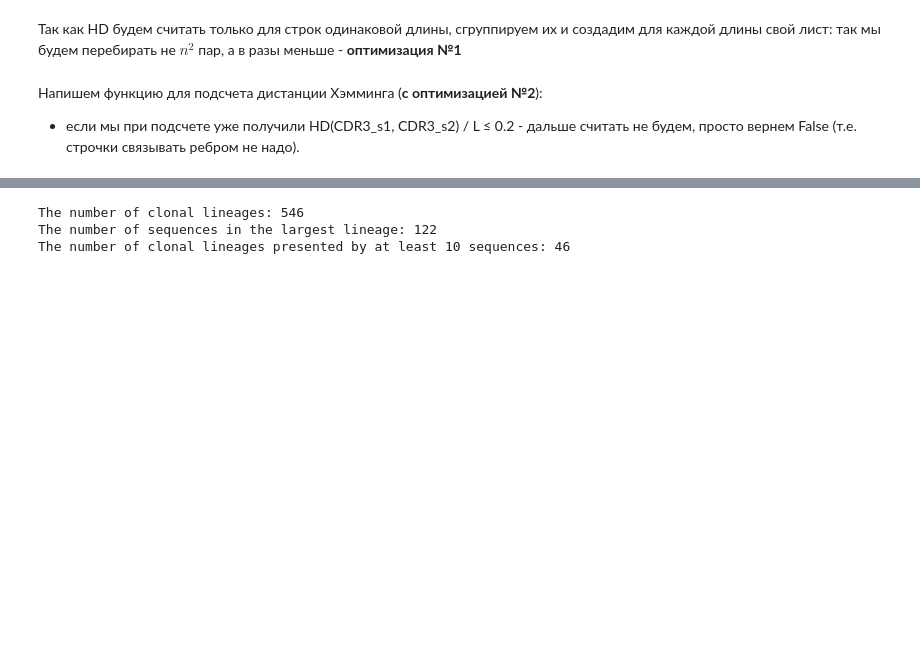
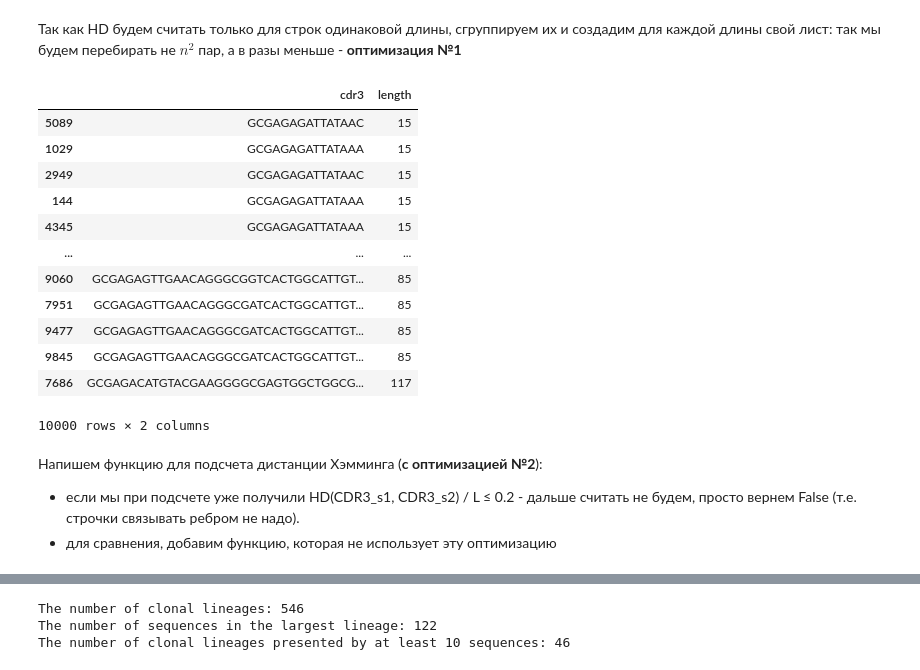
Before and after one commit to TohaRhymes/immunogenomics_ib_autumn2020, a Jupyter notebook: HW2/hw_2_code_and_report.ipynb, the cells around one changed output, grey strips where cells are left out. Cells and saved outputs as stored; diff of their text form; code cells hidden in the pictures; blank space fills up the shorter version.

```diff
--- a/HW2/hw_2_code_and_report.ipynb
+++ b/HW2/hw_2_code_and_report.ipynb
@@ -32,7 +33,7 @@ It is in the `PRJNA324093_Dnr4_10k.fasta` file.
 # %% [markdown]
 Нам нужны только CDR3, а так же их длина (потому что считать HD мы можем только для строк одинаковой длины):
 # %%
-data = pd.read_csv('igblast_results.tsv', sep = '\t')
+data = pd.read_csv('./data_images/igblast_results.tsv', sep = '\t')
 data_cdr3 = data.loc[:, ['cdr3']]
 data_cdr3['length'] = data_cdr3['cdr3'].apply(len)
 data_cdr3 = data_cdr3.sort_values(by='length')
@@ -53,6 +54,22 @@ sns.displot(data_cdr3.length)
 [figure]
 # %% [markdown]
 Так как HD будем считать только для строк одинаковой длины, сгруппируем их и создадим для каждой длины свой лист: так мы будем перебирать не $n^2$ пар, а в разы меньше - __оптимизация №1__
+# %%
+data_cdr3[:]
+# %% [output]
+|  | cdr3 | length |
+| 5089 | GCGAGAGATTATAAC | 15 |
+| 1029 | GCGAGAGATTATAAA | 15 |
+| 2949 | GCGAGAGATTATAAC | 15 |
+| 144 | GCGAGAGATTATAAA | 15 |
+| 4345 | GCGAGAGATTATAAA | 15 |
+| ... | ... | ... |
+| 9060 | GCGAGAGTTGAACAGGGCGGTCACTGGCATTGT... | 85 |
+| 7951 | GCGAGAGTTGAACAGGGCGATCACTGGCATTGT... | 85 |
+| 9477 | GCGAGAGTTGAACAGGGCGATCACTGGCATTGT... | 85 |
+| 9845 | GCGAGAGTTGAACAGGGCGATCACTGGCATTGT... | 85 |
+| 7686 | GCGAGACATGTACGAAGGGGCGAGTGGCTGGCG... | 117 |
+10000 rows × 2 columns
 # %%
 # group by length
 # create unique list of names
@@ -64,6 +81,7 @@ for key in data_dict.keys():
 # %% [markdown]
 Напишем функцию для подсчета дистанции Хэмминга (__с оптимизацией №2__):
 * если мы при подсчете уже получили HD(CDR3_s1, CDR3_s2) / L ≤ 0.2 - дальше считать не будем, просто вернем False (т.е. строчки связывать ребром не надо).
+* для сравнения, добавим функцию, которая не использует эту оптимизацию
 # %%
 def check_hamming_dist(s1, s2, cut = 0.2):
     '''
```
Also changed, not shown: parts of 16 cells of this notebook, 6 other files.
